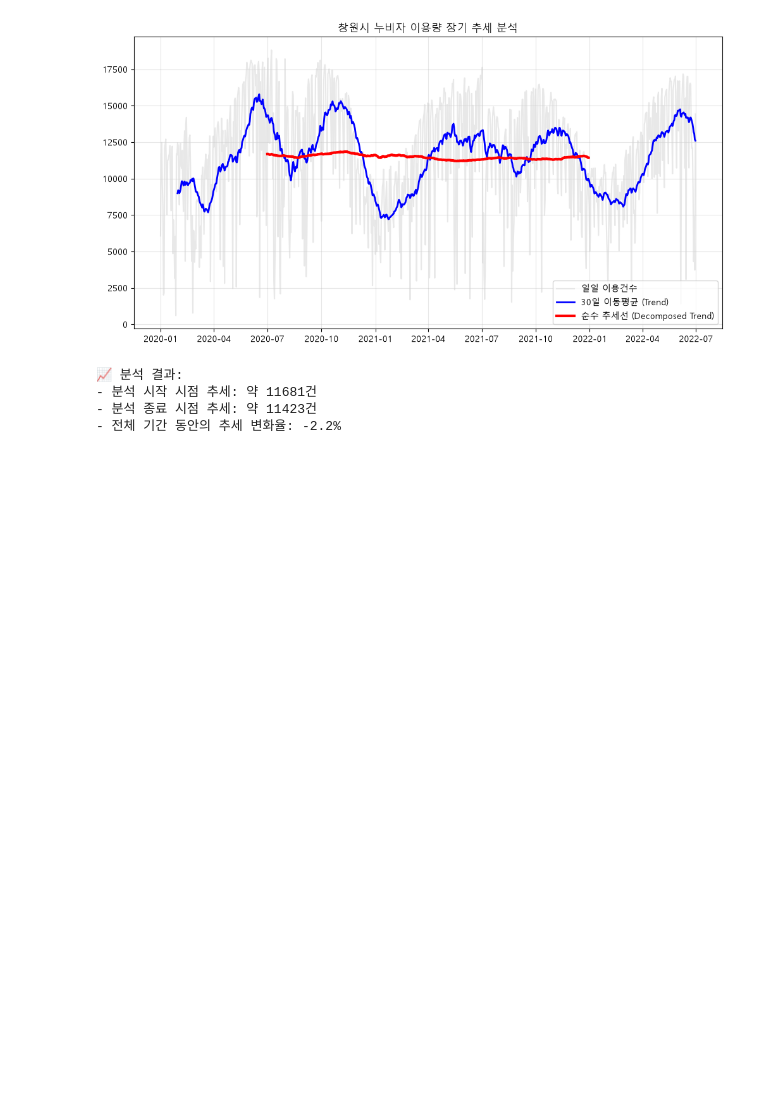
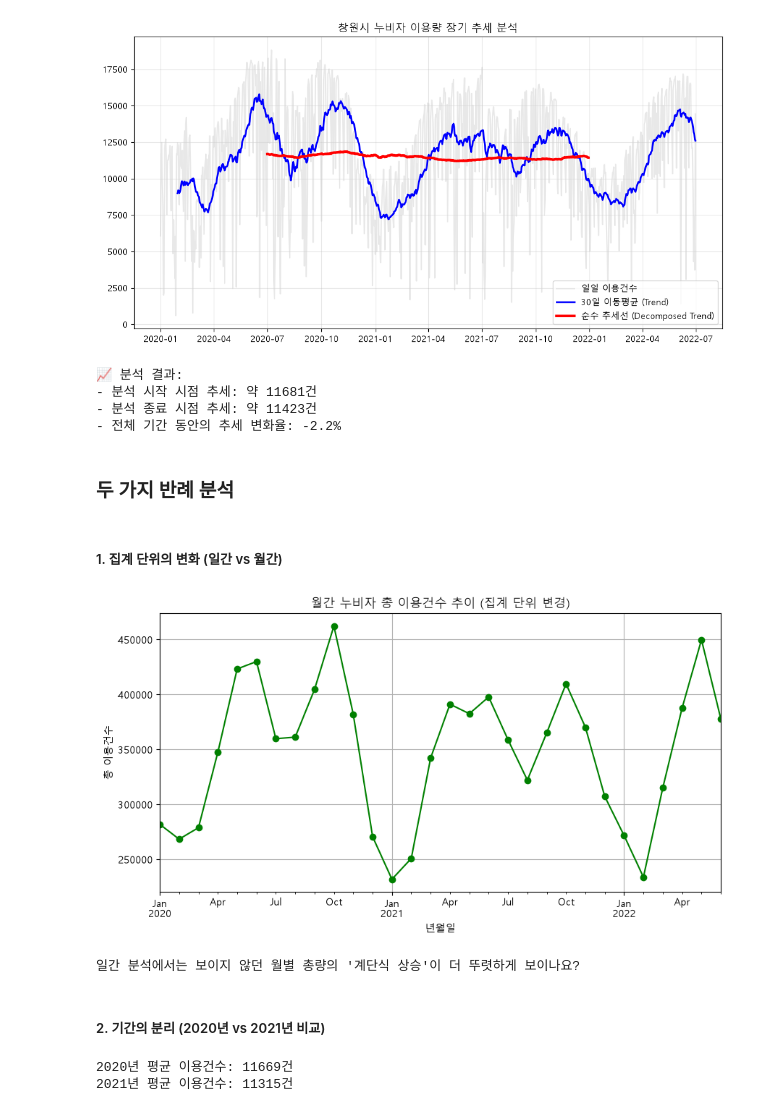
Before and after one commit to vlfgl/M1-1, a Jupyter notebook: changwon_bicycle_analysis.ipynb, the cells around one changed output. Drawn from its saved outputs; the diff is of its cells as text; code cells hidden in the pictures; blank space fills up the shorter version.

```diff
--- a/changwon_bicycle_analysis.ipynb
+++ b/changwon_bicycle_analysis.ipynb
@@ -2,7 +53,7 @@
 import pandas as pd
 
 # 1. 파일 불러오기
-file_path = "C:/Users/ctradmin/Downloads/changwon_bicycle.csv"
+file_path = "C:/Users/user/Downloads/changwon_bicycle.csv"
 
 try:
     df = pd.read_csv(file_path, encoding='cp949')
@@ -319,3 +372,40 @@ print(f"- 전체 기간 동안의 추세 변화율: {growth_rate:+.1f}%")
 - 분석 시작 시점 추세: 약 11681건
 - 분석 종료 시점 추세: 약 11423건
 - 전체 기간 동안의 추세 변화율: -2.2%
+# %% [markdown]
+### 두 가지 반례 분석
+# %% [markdown]
+##### 1. 집계 단위의 변화 (일간 vs 월간)
+# %%
+# 월간 단위로 재집계 (Monthly Resampling)
+monthly_df = df['이용건수'].resample('ME').sum()
+
+plt.figure(figsize=(10, 5))
+monthly_df.plot(marker='o', color='green')
+plt.title('월간 누비자 총 이용건수 추이 (집계 단위 변경)')
+plt.ylabel('총 이용건수')
+plt.grid(True)
+plt.show()
+
+print(f"일간 분석에서는 보이지 않던 월별 총량의 '계단식 상승'이 더 뚜렷하게 보이나요?")
+# %% [output]
+[figure, added]
+일간 분석에서는 보이지 않던 월별 총량의 '계단식 상승'이 더 뚜렷하게 보이나요?
+# %% [markdown]
+##### 2. 기간의 분리 (2020년 vs 2021년 비교)
+# %%
+# 연도별 데이터 분리
+df_2020 = df[df.index.year == 2020]
+df_2021 = df[df.index.year == 2021]
+
+print(f"2020년 평균 이용건수: {df_2020['이용건수'].mean():.0f}건")
+print(f"2021년 평균 이용건수: {df_2021['이용건수'].mean():.0f}건")
+
+# 연도별 요일 패턴 비교
+df_2020_weekday = df_2020.groupby(df_2020.index.dayofweek)['이용건수'].mean()
+df_2021_weekday = df_2021.groupby(df_2021.index.dayofweek)['이용건수'].mean()
+
+# (이후 시각화 코드는 생략 가능하나, 수치 비교는 필수)
+# %% [output]
+2020년 평균 이용건수: 11669건
+2021년 평균 이용건수: 11315건
```
Also changed, not shown: parts of 7 cells of this notebook.
